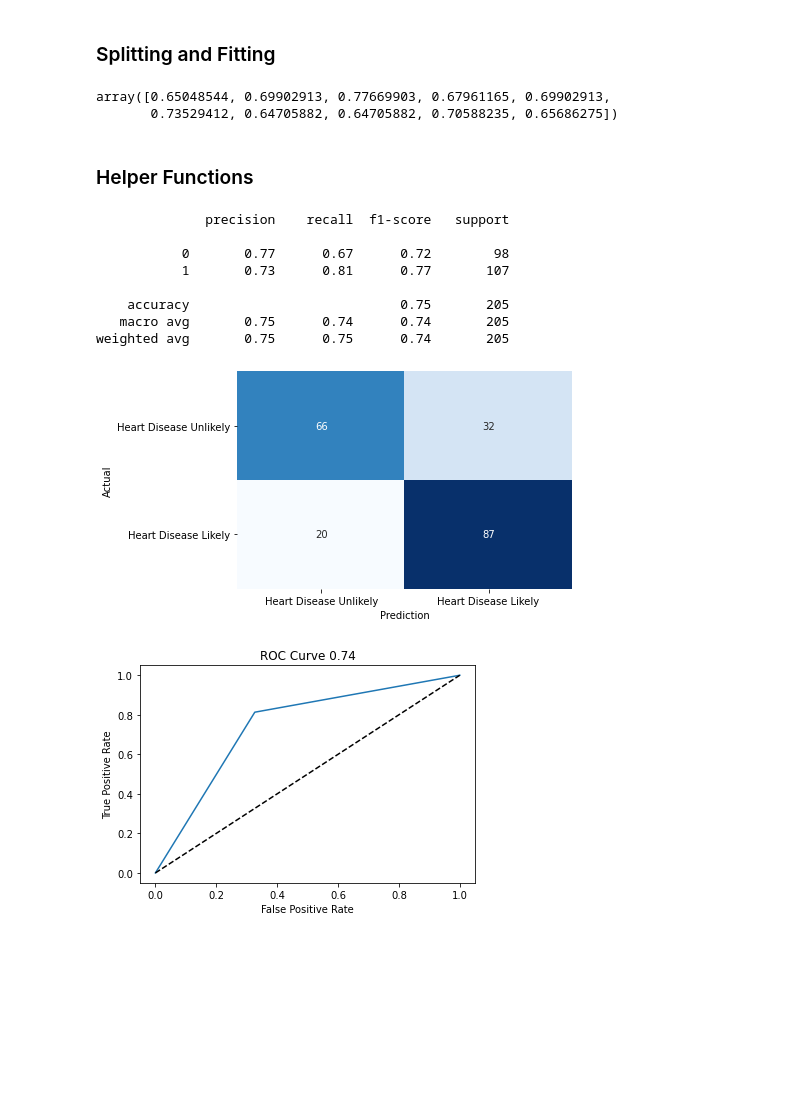
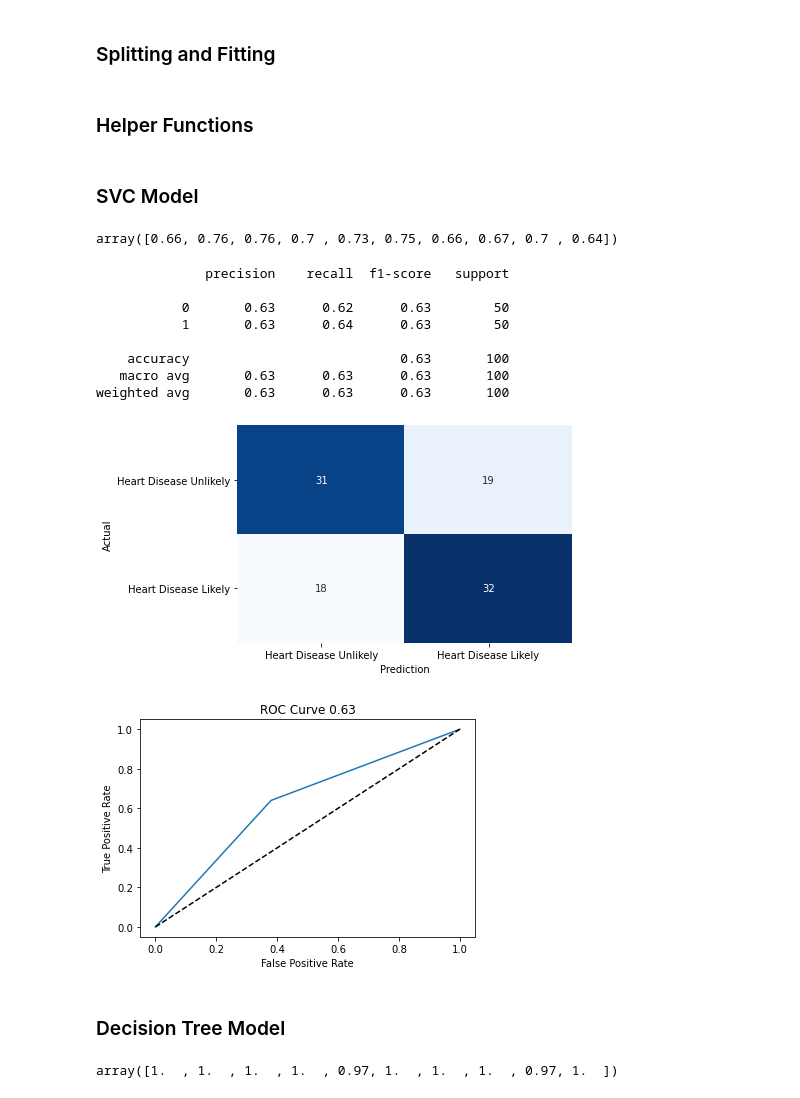
Before and after one commit to crystalshin22/data-science-projects, a Jupyter notebook: Small ML Projects/Heart Disease Diagnosis.ipynb, the cells around one changed output. Saved outputs shown, nothing was run; the diff lists cells and outputs as text; code cells hidden in the pictures; blank space fills up the shorter version.

Commit message:
updated train test split

```diff
--- a/Small ML Projects/Heart Disease Diagnosis.ipynb
+++ b/Small ML Projects/Heart Disease Diagnosis.ipynb
@@ -218,6 +227,7 @@ for idx, col in enumerate(heart.columns):
         xticks[1].set_visible(False)
         xticks[3].set_visible(False)
         xticks[5].set_visible(False)
+        xticks[7].set_visible(False)
 
 plt.subplots_adjust(hspace=1)
 
@@ -251,16 +265,8 @@ X_heart = np.array(heart[heart.columns[0:13]])
 y_heart = np.array(heart['target'])
 
 # Fit the model with test data = 20% of the data using train_test_split
-X1, X2, y1, y2 = train_test_split(X_heart, y_heart, random_state=0, train_size = 0.8) # Selecting random_state=0 to facilitate later discussions
-
-# Build a model of the data with decision tree
-model = svm.SVC(random_state=0)
-
-# Provide cross-validation scores for this model with 10-fold cross-validation
-cross_val_score(model, X_heart, y_heart, cv=10)
+X_train, X_rest, y_train, y_rest = train_test_split(X_heart, y_heart, random_state=0, train_size = 0.8) # Selecting random_state=0 to facilitate later discussions
+X_val, X_test, y_val, y_test = train_test_split(X_rest, y_rest, random_state=0, train_size = 0.5)
-# %% [output]
-array([0.65048544, 0.69902913, 0.77669903, 0.67961165, 0.69902913,
-       0.73529412, 0.64705882, 0.64705882, 0.70588235, 0.65686275])
 # %% [markdown]
 ### Helper Functions
 # %%
@@ -300,16 +306,36 @@ def plot_roc():
+# %% [markdown]
+### SVC Model
+# %%
+# Build a model of the data with decision tree
+svc_model = svm.SVC(random_state=0)
+
+# Provide cross-validation scores for this model with 10-fold cross-validation
+cross_val_score(svc_model, X_heart, y_heart, cv=10)
+# %% [output]
+array([0.66, 0.76, 0.76, 0.7 , 0.73, 0.75, 0.66, 0.67, 0.7 , 0.64])
 # %%
 # Get model preformence
-get_classfication_report()
-plot_confusion()
-plot_roc()
+get_classfication_report(svc_model)
+plot_confusion(svc_model)
+plot_roc(svc_model)
 # %% [output]
               precision    recall  f1-score   support
 
-           0       0.77      0.67      0.72        98
-           1       0.73      0.81      0.77       107
+           0       0.63      0.62      0.63        50
+           1       0.63      0.64      0.63        50
 
-    accuracy                           0.75       205
-   macro avg       0.75      0.74      0.74       205
-weighted avg       0.75      0.75      0.74       205
+    accuracy                           0.63       100
+   macro avg       0.63      0.63      0.63       100
+weighted avg       0.63      0.63      0.63       100
-[figure, old version]
+[figure, new version]
-[figure, old version]
+[figure, new version]
+# %% [markdown]
+### Decision Tree Model
+# %%
+# Build a model of the data with decision tree
+dt_model = DecisionTreeClassifier(random_state=0)
+
+# Provide cross-validation scores for this model with 10-fold cross-validation
+cross_val_score(dt_model, X_heart, y_heart, cv=10)
+# %% [output]
+array([1.  , 1.  , 1.  , 1.  , 0.97, 1.  , 1.  , 1.  , 0.97, 1.  ])
```
Also changed, not shown: parts of 11 cells of this notebook.
